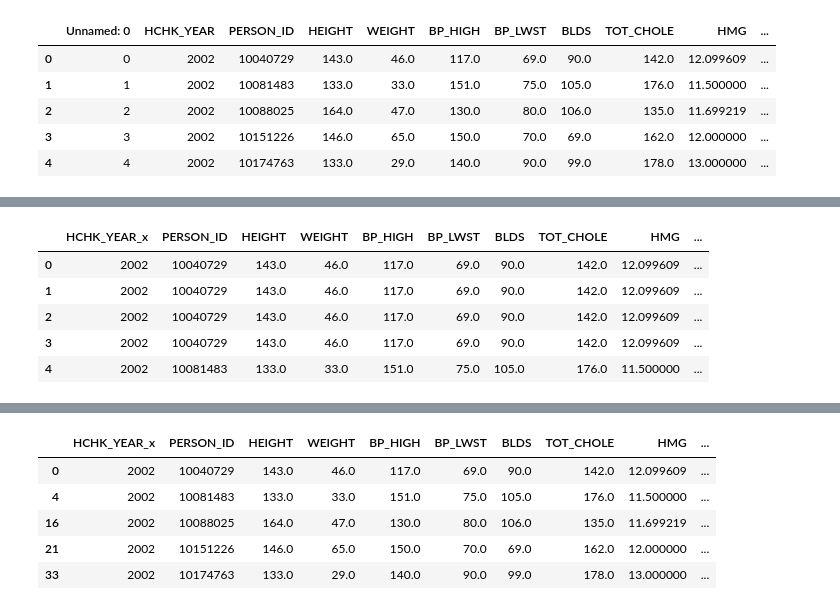
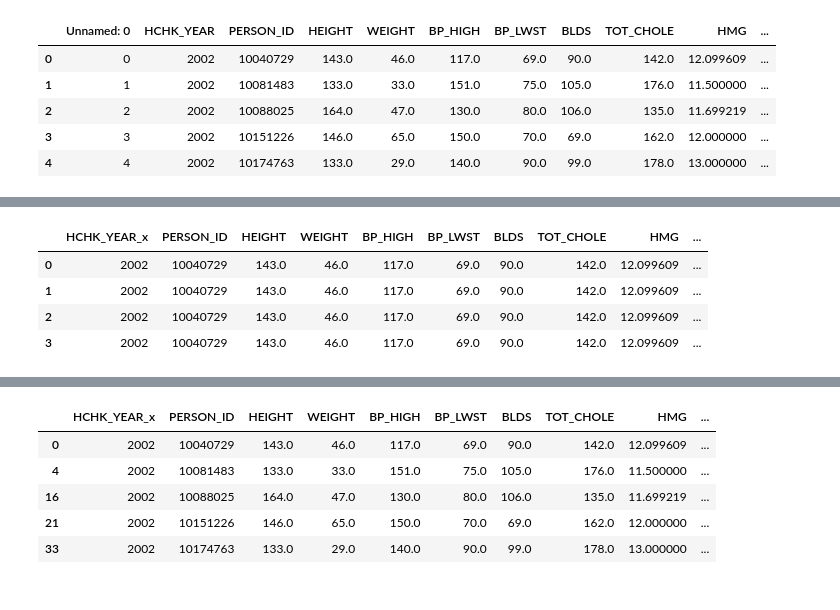
Before and after one commit to JoonYoung-Sohn/practice, a Jupyter notebook: Disease Prediction/201227_dataprocessing.ipynb, the cells around one changed output, grey strips where cells are left out. Drawn from its saved outputs; the diff is of its cells as text; code cells hidden in the pictures.

```diff
--- a/Disease Prediction/201227_dataprocessing.ipynb
+++ b/Disease Prediction/201227_dataprocessing.ipynb
@@ -73,11 +59,10 @@ print(len(gj))
 # %%
-total = pd.merge(gj,jk, on = "PERSON_ID")
+total = pd.merge(gj,jk, on = "PERSON_ID", how="left")
-# %%
-total.head()
-# %% [output]
-|  | HCHK_YEAR_x | PERSON_ID | HEIGHT | WEIGHT | BP_HIGH | BP_LWST | BLDS | TOT_CHOLE | HMG | ... |
-| 0 | 2002 | 10040729 | 143.0 | 46.0 | 117.0 | 69.0 | 90.0 | 142.0 | 12.099609 | ... |
-| 1 | 2002 | 10040729 | 143.0 | 46.0 | 117.0 | 69.0 | 90.0 | 142.0 | 12.099609 | ... |
-| 2 | 2002 | 10040729 | 143.0 | 46.0 | 117.0 | 69.0 | 90.0 | 142.0 | 12.099609 | ... |
-| 3 | 2002 | 10040729 | 143.0 | 46.0 | 117.0 | 69.0 | 90.0 | 142.0 | 12.099609 | ... |
-| 4 | 2002 | 10081483 | 133.0 | 33.0 | 151.0 | 75.0 | 105.0 | 176.0 | 11.500000 | ... |
+# %%
+total.loc[total['PERSON_ID'] == 10040729]
+# %% [output]
+|  | HCHK_YEAR_x | PERSON_ID | HEIGHT | WEIGHT | BP_HIGH | BP_LWST | BLDS | TOT_CHOLE | HMG | ... |
+| 0 | 2002 | 10040729 | 143.0 | 46.0 | 117.0 | 69.0 | 90.0 | 142.0 | 12.099609 | ... |
+| 1 | 2002 | 10040729 | 143.0 | 46.0 | 117.0 | 69.0 | 90.0 | 142.0 | 12.099609 | ... |
+| 2 | 2002 | 10040729 | 143.0 | 46.0 | 117.0 | 69.0 | 90.0 | 142.0 | 12.099609 | ... |
+| 3 | 2002 | 10040729 | 143.0 | 46.0 | 117.0 | 69.0 | 90.0 | 142.0 | 12.099609 | ... |
```
Also changed, not shown: parts of 14 cells of this notebook.
